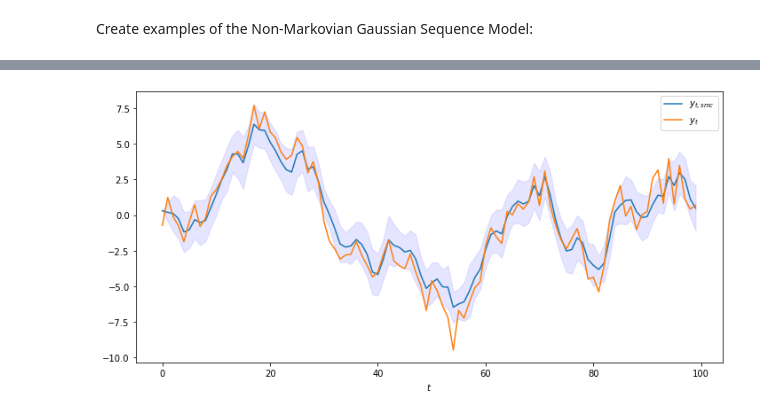
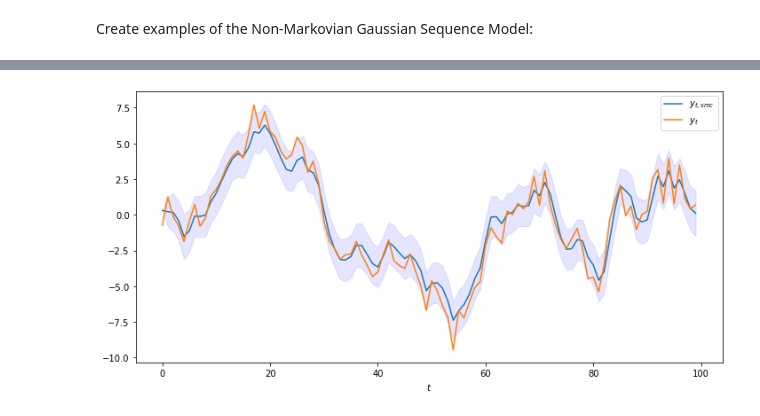
Before and after one commit to dmhd1/mcproject, a Jupyter notebook: notebooks/test_smc.ipynb, the cells around one changed output, grey strips where cells are left out. Cells and saved outputs as stored; diff of their text form; code cells hidden in the pictures.

```diff
--- a/notebooks/test_smc.ipynb
+++ b/notebooks/test_smc.ipynb
@@ -114,5 +117,13 @@ plt.tight_layout()
 # %%
 def multinomial_resampling(w, x, rng = None):
+    """ This is multinomial resampling using a uniform distribution and bins.
+
+    It is the proposed python solution in https://arxiv.org/pdf/1903.04797.pdf.
+    However, in the present case, I got some (unpredictable) errors as some
+    of the indices resulting from np.digitize(u, bins) where not in the range
+    of x. I did not have the time to replicate it.
+
+    """
     rng = np.random.default_rng(rng)
 
     u = rng.random(*w.shape)
@@ -121,10 +132,15 @@ def multinomial_resampling(w, x, rng = None):
     return x[np.digitize(u, bins)]
 
 def resamp(w, x, M, rng=None):
+    """ Resample x multionimally according to probs p.
+    Equivalently, one can draw uniformly with appropriate bins ;)
+    """
     rng = np.random.default_rng(rng)
     return x[np.where(rng.multinomial(1, w, size=M) == 1)[1]]
 
 def smc_t(X_tm1, yt, ft, gt, M, rng = None):
+    """ Sequential Monte Carlo for time step t.
+    """
     rng = np.random.default_rng(rng)
     chi_t = np.zeros((M, 2))
     X_t = np.zeros(M)
@@ -140,6 +156,8 @@ def smc_t(X_tm1, yt, ft, gt, M, rng = None):
     return resamp(chi_t[:, 1], chi_t[:, 0], M, rng)
 
 def smc_0(yt, inidist, gt, M, rng=None):
+    """ Sequential Monte Carlo for time step 0.
+    """
     rng = np.random.default_rng(rng)
     chi_t = np.zeros((M, 2))
 
@@ -154,7 +172,7 @@ def smc_0(yt, inidist, gt, M, rng=None):
 # %%
 rng = np.random.default_rng(seed)
 
-M = 100
+M = 10
 T = 100
 
 phi, q, beta, r = 0.9, 1, 0.5, 1
@@ -165,31 +183,31 @@ inidist_m = inidist(q)
 # Generate the model sample
 [xT, yT] = gaussian_sequence_model(ft_m, gt_m, inidist_m, T, rng)
 
 rng = np.random.default_rng(seed)
 XT_smc = np.zeros((M, T))
 
 # Sample or set initial particle position?
 #XT_smc[:, 0] = smc_0(yT[0], inidist_m, gt_m, M, rng=rng)
 XT_smc[:, 0] = xT[0]
 
 for t in range(1, T):
     XT_smc[:, t] = smc_t(XT_smc[:, :t], yT[t], ft_m, gt_m, M, rng)
 
 
 #
 #xT_smc = np.sum(XT_smc, axis=0) / M
 #
 Xstd = np.std(XT_smc, axis=0)
 Xmean = np.mean(XT_smc, axis=0)
 
 fig, axs = plt.subplots(figsize=(10,5))
 
 axs.plot(Xmean, label='$y_{t, smc}$')
 axs.fill_between(np.arange(0, T), Xmean-Xstd, (Xmean+Xstd), color='b', alpha=.1)
 axs.plot(yT, label='$y_t$')
 axs.set_xlabel('$t$')
 axs.legend()
 
 plt.tight_layout()
 # %% [output]
-[figure, old version]
+[figure, new version]
```
Also changed, not shown: parts of 3 cells of this notebook.
